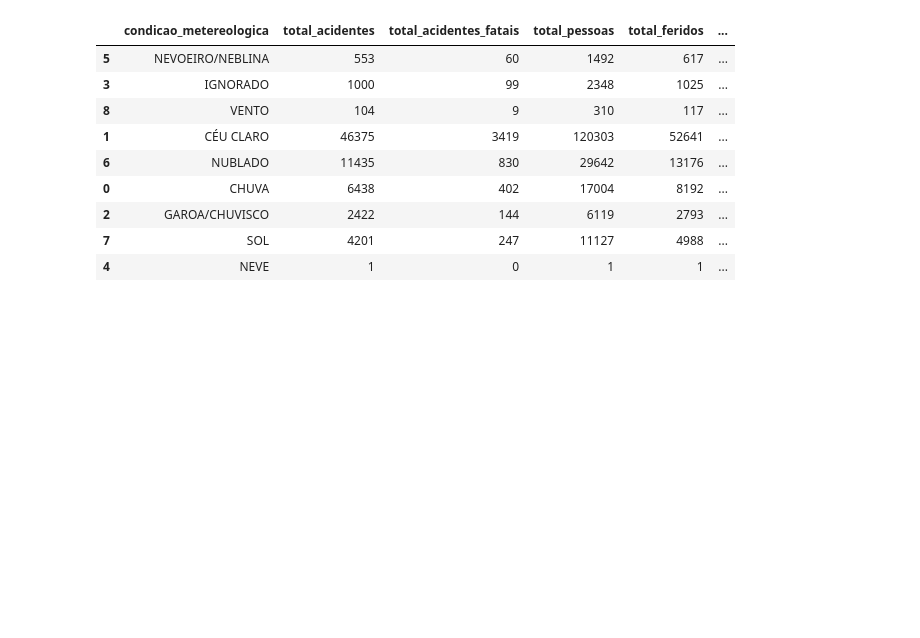
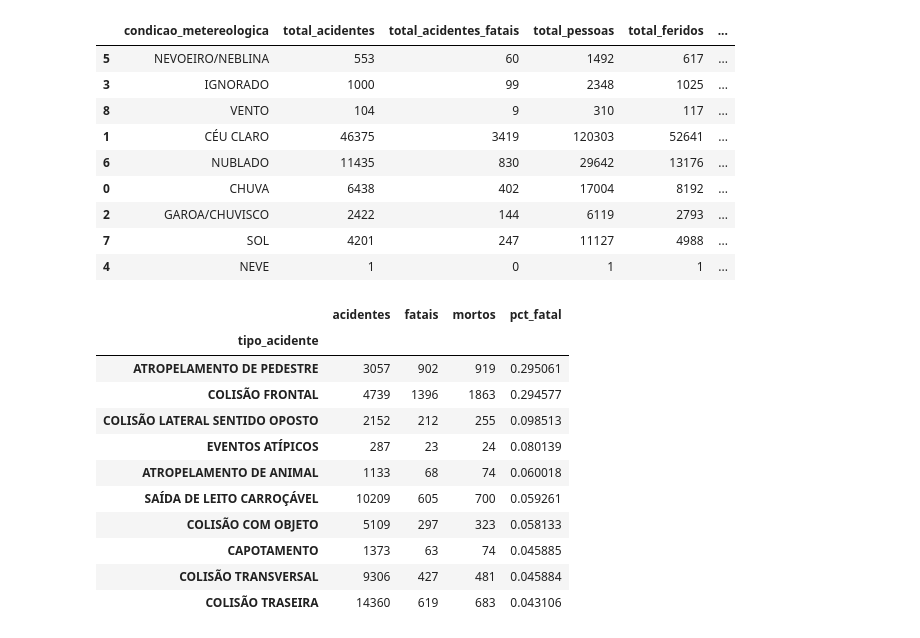
Before and after one commit to FellipeTNDiniz/FAP-2026-AnaliseDados-Python, a Jupyter notebook: notebooks/modulo05.ipynb, the cells around one changed output. Cells and saved outputs as stored; diff of their text form; code cells hidden in the pictures; blank space fills up the shorter version.

```diff
--- a/notebooks/modulo05.ipynb
+++ b/notebooks/modulo05.ipynb
@@ -386,3 +387,30 @@ display(indicadores_por_categoria_ordenada(df, "condicao_metereologica",min_regi
 | 2 | GAROA/CHUVISCO | 2422 | 144 | 6119 | 2793 | ... |
 | 7 | SOL | 4201 | 247 | 11127 | 4988 | ... |
 | 4 | NEVE | 1 | 0 | 1 | 1 | ... |
+# %%
+def analise_bivariada(df, var):
+    tab = df.groupby(var).agg(
+        acidentes=("id",            "count"),
+        fatais   =("acidente_fatal","sum"),
+        mortos   =("mortos",        "sum")
+    )
+    tab["pct_fatal"] = tab["fatais"] / tab["acidentes"]
+    return tab.sort_values("pct_fatal", ascending=False)
+# %%
+tab = analise_bivariada(df, "tipo_acidente") \
+      .query("acidentes >= 100").head(10)
+
+tab
+# %% [output]
+|  | acidentes | fatais | mortos | pct_fatal |
+| tipo_acidente |  |  |  |  |
+| ATROPELAMENTO DE PEDESTRE | 3057 | 902 | 919 | 0.295061 |
+| COLISÃO FRONTAL | 4739 | 1396 | 1863 | 0.294577 |
+| COLISÃO LATERAL SENTIDO OPOSTO | 2152 | 212 | 255 | 0.098513 |
+| EVENTOS ATÍPICOS | 287 | 23 | 24 | 0.080139 |
+| ATROPELAMENTO DE ANIMAL | 1133 | 68 | 74 | 0.060018 |
+| SAÍDA DE LEITO CARROÇÁVEL | 10209 | 605 | 700 | 0.059261 |
+| COLISÃO COM OBJETO | 5109 | 297 | 323 | 0.058133 |
+| CAPOTAMENTO | 1373 | 63 | 74 | 0.045885 |
+| COLISÃO TRANSVERSAL | 9306 | 427 | 481 | 0.045884 |
+| COLISÃO TRASEIRA | 14360 | 619 | 683 | 0.043106 |
```
Also changed, not shown: parts of 3 cells of this notebook.
